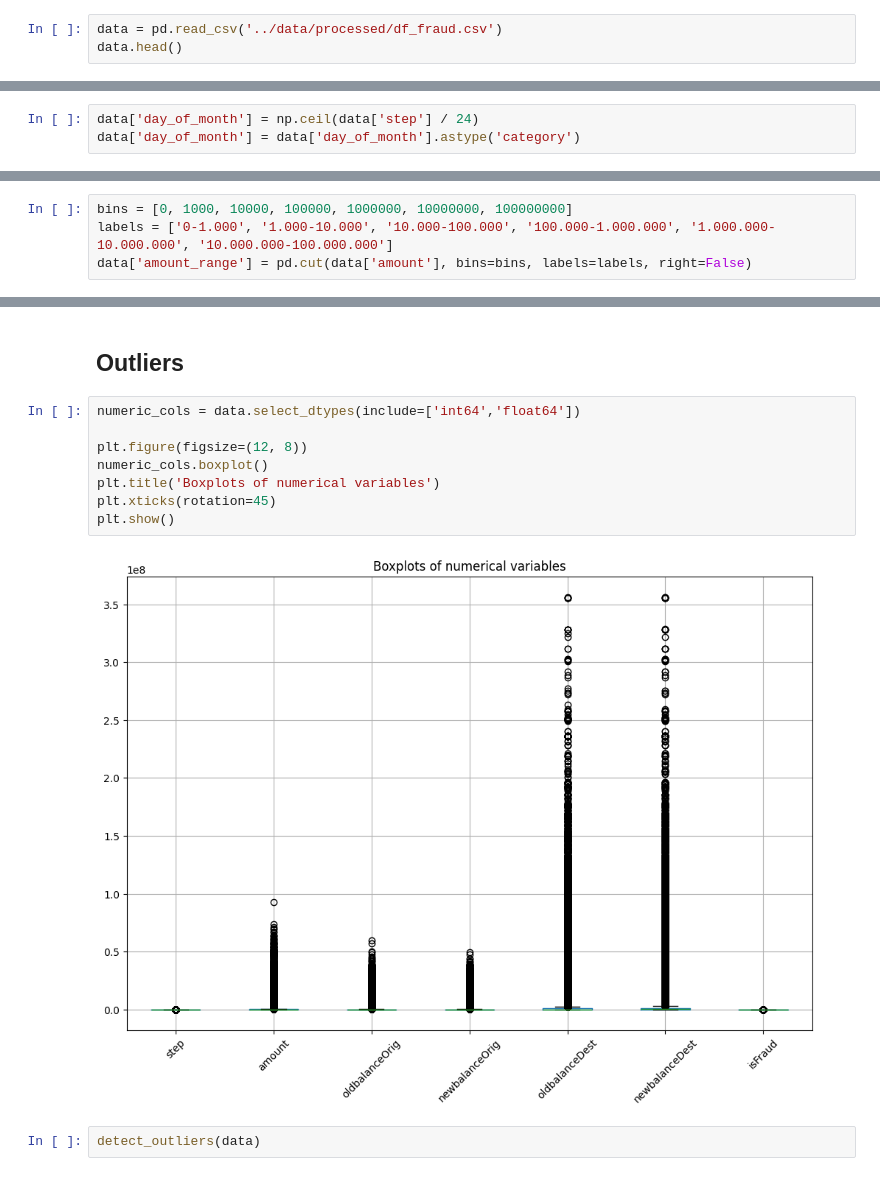
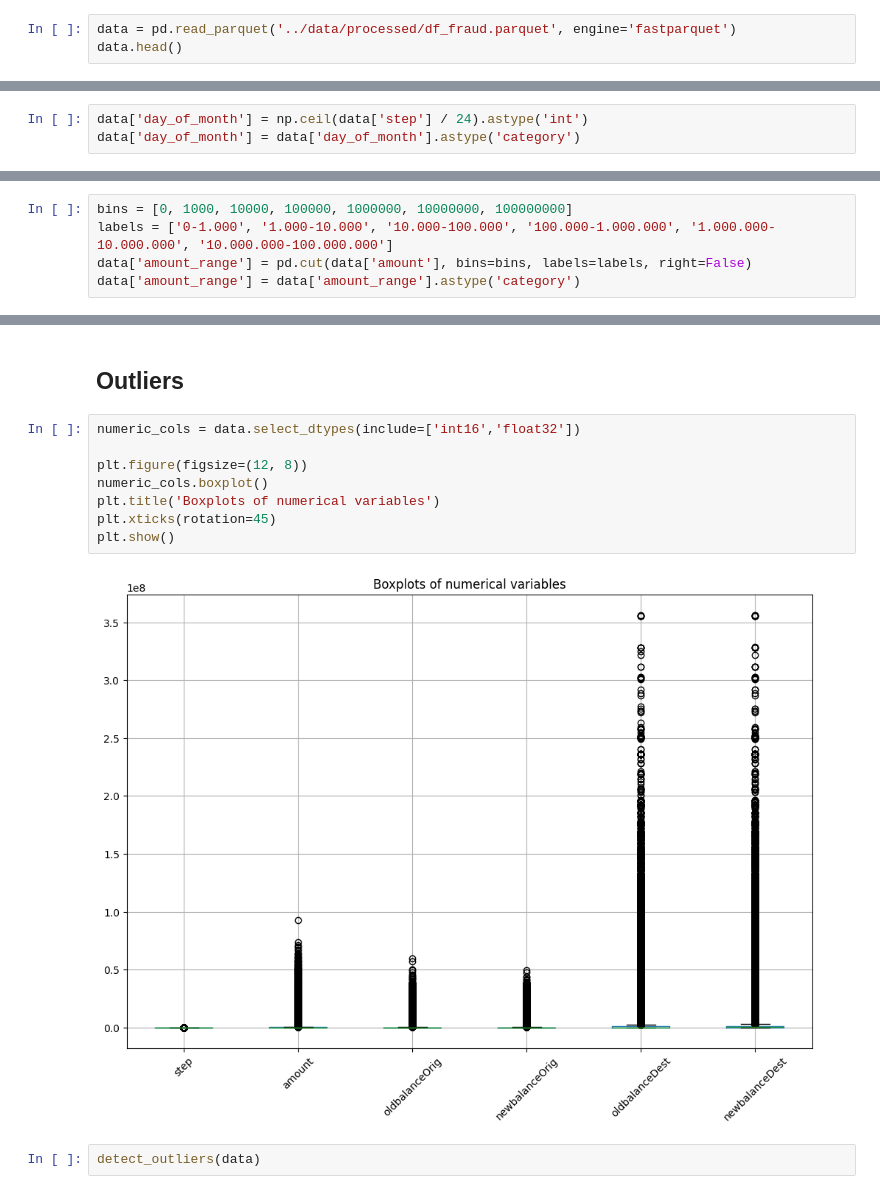
Before and after one commit to AMaldu/fraud_detection, a Jupyter notebook: notebooks/univariate_analysis.ipynb, the cells around one changed output, grey strips where cells are left out. Cells and saved outputs as stored; diff of their text form.

```diff
--- a/notebooks/univariate_analysis.ipynb
+++ b/notebooks/univariate_analysis.ipynb
@@ -11,5 +17,5 @@ import numpy as np
 # %%
-data = pd.read_csv('../data/processed/df_fraud.csv')
+data = pd.read_parquet('../data/processed/df_fraud.parquet', engine='fastparquet')
 data.head()
 # %% [output]
 |  | step | type | amount | nameOrig | oldbalanceOrig | newbalanceOrig | nameDest | oldbalanceDest | ... |
@@ -217,5 +276,5 @@ I'm going to check the distribution per day
 # %%
-data['day_of_month'] = np.ceil(data['step'] / 24)
+data['day_of_month'] = np.ceil(data['step'] / 24).astype('int')
 data['day_of_month'] = data['day_of_month'].astype('category')
 # %%
 plt.figure(figsize=(10, 4))
@@ -317,6 +458,7 @@ I'm going to use exponential increasing bins since the range of my data is high.
 bins = [0, 1000, 10000, 100000, 1000000, 10000000, 100000000]
 labels = ['0-1.000', '1.000-10.000', '10.000-100.000', '100.000-1.000.000', '1.000.000-10.000.000', '10.000.000-100.000.000']
 data['amount_range'] = pd.cut(data['amount'], bins=bins, labels=labels, right=False)
+data['amount_range'] = data['amount_range'].astype('category')
 # %%
 data.head()
 # %% [output]
@@ -782,15 +728,15 @@ It catches my attention the amount of exact same amounts of money moved. Maybe i
 # %% [markdown]
 ## Outliers
 # %%
-numeric_cols = data.select_dtypes(include=['int64','float64'])
+numeric_cols = data.select_dtypes(include=['int16','float32'])
 
 plt.figure(figsize=(12, 8))
 numeric_cols.boxplot()
 plt.title('Boxplots of numerical variables')
 plt.xticks(rotation=45)
 plt.show()
 # %% [output]
-[figure, old version]
+[figure, new version]
 # %%
 detect_outliers(data)
 # %% [output]
```
Also changed, not shown: parts of 76 cells of this notebook, 21 other files.
